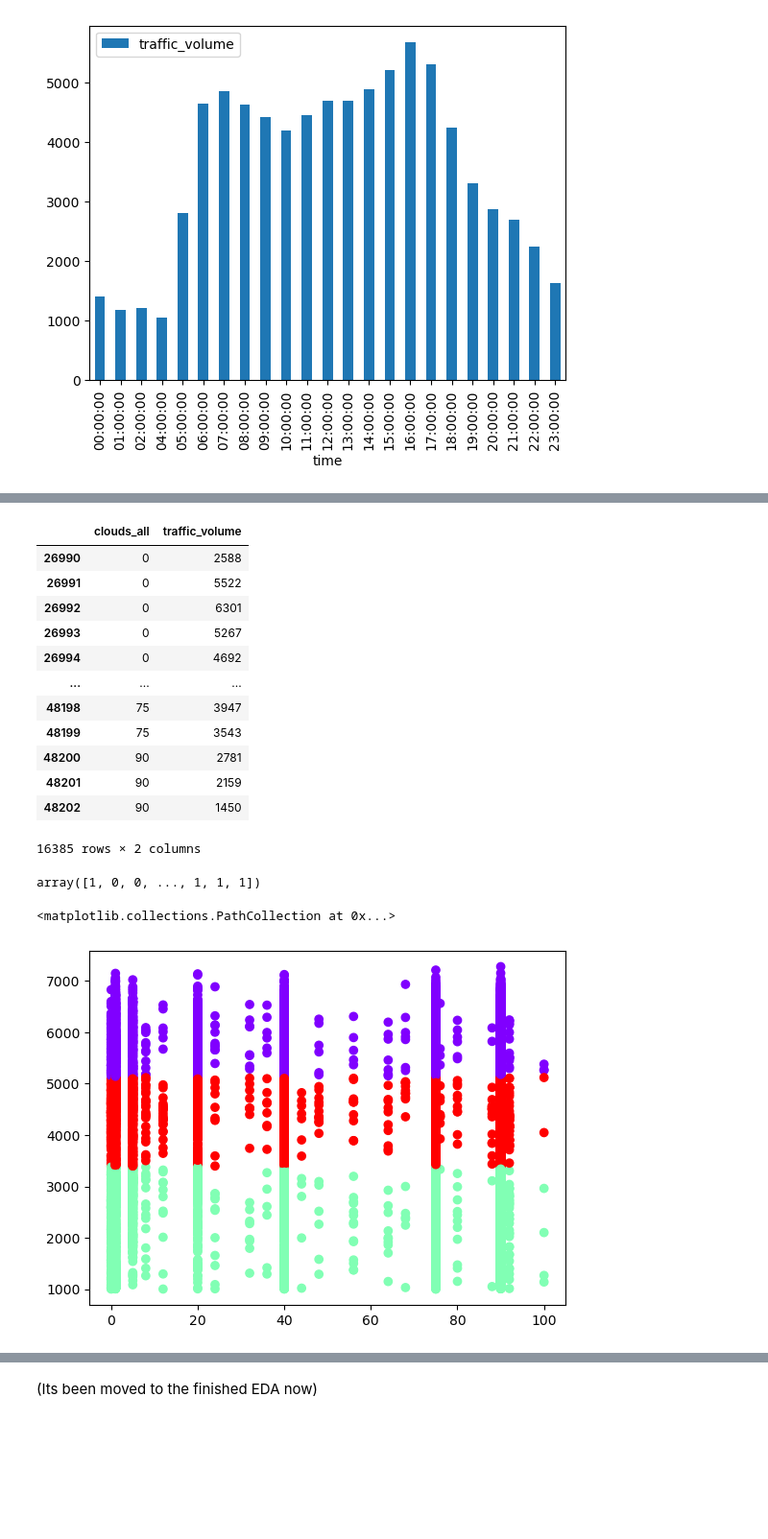
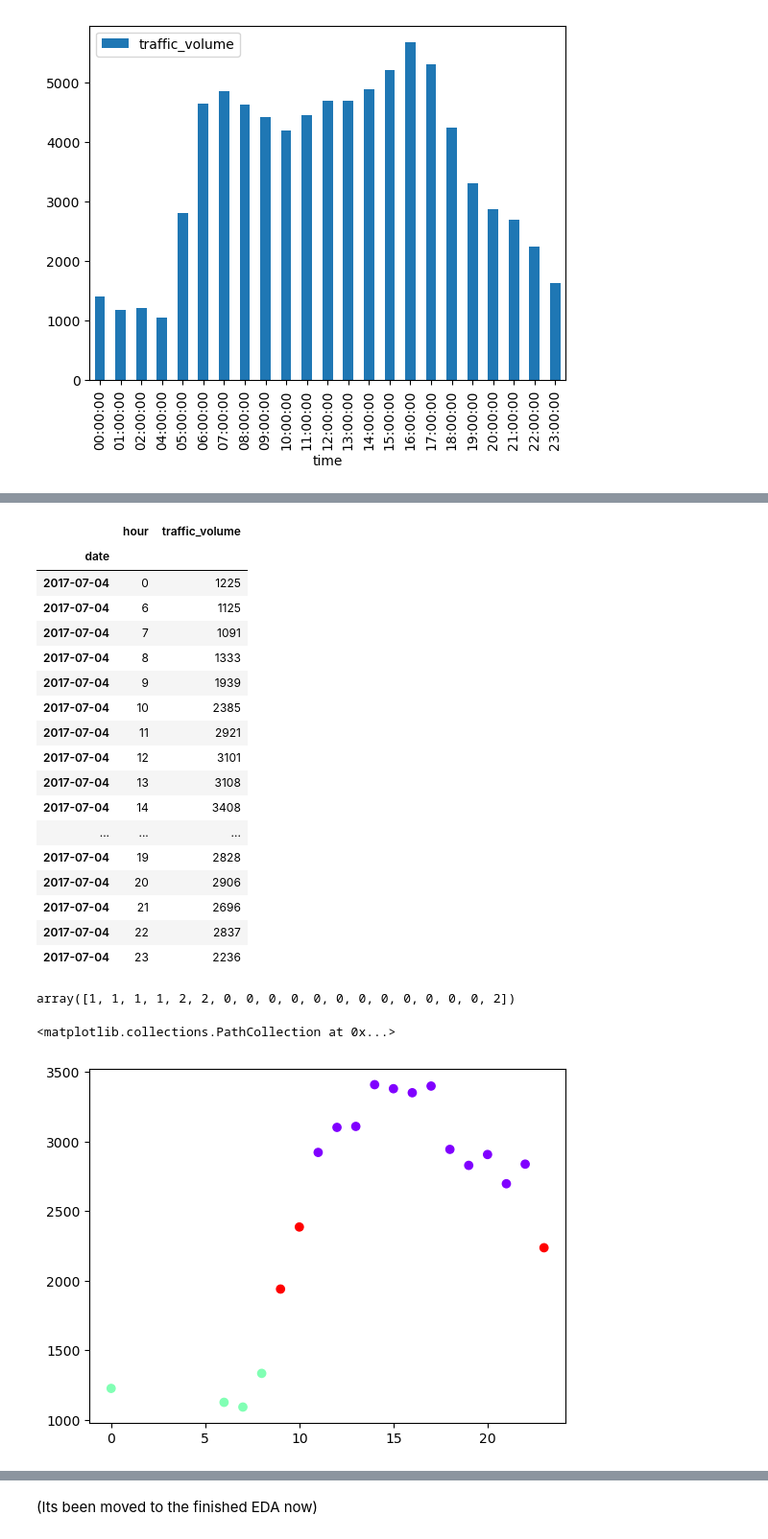
Before and after one commit to Nullfex/CS_105_FinalProject, a Jupyter notebook: CS105 Final Project EDA Finished Main Part Needed.ipynb, the cells around one changed output, grey strips where cells are left out. Shown at 96% size. Cells and saved outputs as stored; diff of their text form; code cells hidden in the pictures; blank space fills up the shorter version.

Commit message:
Cluster Graph for holidays, hour, traffic

```diff
--- a/CS105 Final Project EDA Finished Main Part Needed.ipynb
+++ b/CS105 Final Project EDA Finished Main Part Needed.ipynb
@@ -292,4 +292,6 @@ For our project, we are going to use K-Mean Clustering on our dataset to find cl
 # %%
-x = df_cleaned[['temp', 'traffic_volume']].copy()
-x
+test_df = pd.read_csv("Metro_Interstate_Traffic_Volume_Cleaned.csv",index_col="date")
+test_cluster1 = test_df.loc["2017-01-01"]
+holiday1 = test_cluster1[['hour', 'traffic_volume']].copy()
+holiday1
 # %% [output]
@@ -341,34 +367,40 @@ did temp and traffic, now clouds and traffic
 # %%
-y = df_cleaned[['clouds_all', 'traffic_volume']].copy()
-y
+test_cluster3 = test_df.loc["2017-07-04"]
+holiday3 = test_cluster3[['hour', 'traffic_volume']].copy()
+holiday3
 # %% [output]
-|  | clouds_all | traffic_volume |
-| 26990 | 0 | 2588 |
-| 26991 | 0 | 5522 |
-| 26992 | 0 | 6301 |
-| 26993 | 0 | 5267 |
-| 26994 | 0 | 4692 |
+|  | hour | traffic_volume |
+| date |  |  |
+| 2017-07-04 | 0 | 1225 |
+| 2017-07-04 | 6 | 1125 |
+| 2017-07-04 | 7 | 1091 |
+| 2017-07-04 | 8 | 1333 |
+| 2017-07-04 | 9 | 1939 |
+| 2017-07-04 | 10 | 2385 |
+| 2017-07-04 | 11 | 2921 |
+| 2017-07-04 | 12 | 3101 |
+| 2017-07-04 | 13 | 3108 |
+| 2017-07-04 | 14 | 3408 |
 | ... | ... | ... |
-| 48198 | 75 | 3947 |
-| 48199 | 75 | 3543 |
-| 48200 | 90 | 2781 |
-| 48201 | 90 | 2159 |
-| 48202 | 90 | 1450 |
+| 2017-07-04 | 19 | 2828 |
+| 2017-07-04 | 20 | 2906 |
+| 2017-07-04 | 21 | 2696 |
+| 2017-07-04 | 22 | 2837 |
+| 2017-07-04 | 23 | 2236 |
-16385 rows × 2 columns
 # %%
-kmean2 = KMeans(3)
-kmean2.fit(y)
-identified_clusters2 = kmean2.fit_predict(y)
-identified_clusters2
+kmean3 = KMeans(3)
+kmean3.fit(holiday3)
+identified_clusters3 = kmean3.fit_predict(holiday3)
+identified_clusters3
 # %% [output]
-array([1, 0, 0, ..., 1, 1, 1])
+array([1, 1, 1, 1, 2, 2, 0, 0, 0, 0, 0, 0, 0, 0, 0, 0, 0, 0, 2])
 # %%
-data_with_clusters2 = df_cleaned.copy()
-data_with_clusters2['Clusters'] = identified_clusters2
-plt.scatter(data_with_clusters2['clouds_all'],data_with_clusters2['traffic_volume'],c=data_with_clusters2['Clusters'],cmap='rainbow')
+data_with_clusters3 = test_cluster3.copy()
+data_with_clusters3['Clusters3'] = identified_clusters3
+plt.scatter(data_with_clusters3['hour'],data_with_clusters3['traffic_volume'],c=data_with_clusters3['Clusters3'],cmap='rainbow')
 # %% [output]
 <matplotlib.collections.PathCollection at 0x...>
-[figure, old version]
+[figure, new version]
 # %%
 #df['traffic_volume'] = df['traffic_volume'].astype(float)
 #kmeans = KMeans(n_clusters=3, random_state=0).fit(df['traffic_volume'])
```
Also changed, not shown: parts of 11 cells of this notebook, 1 other file.
